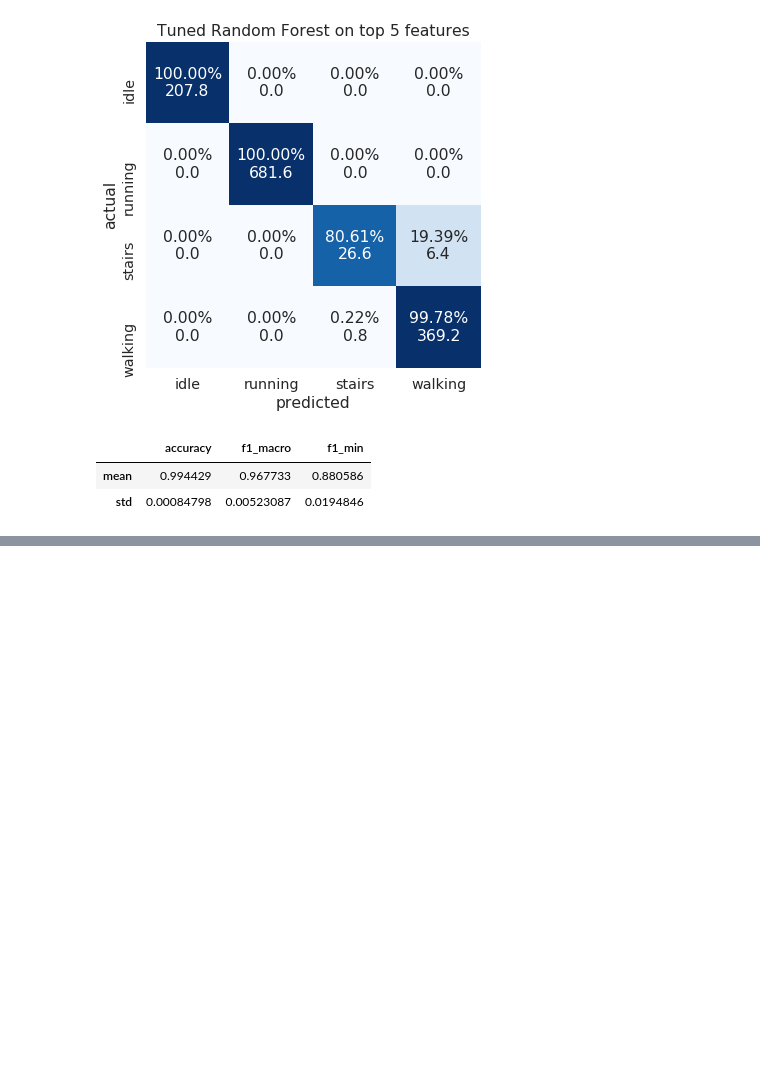
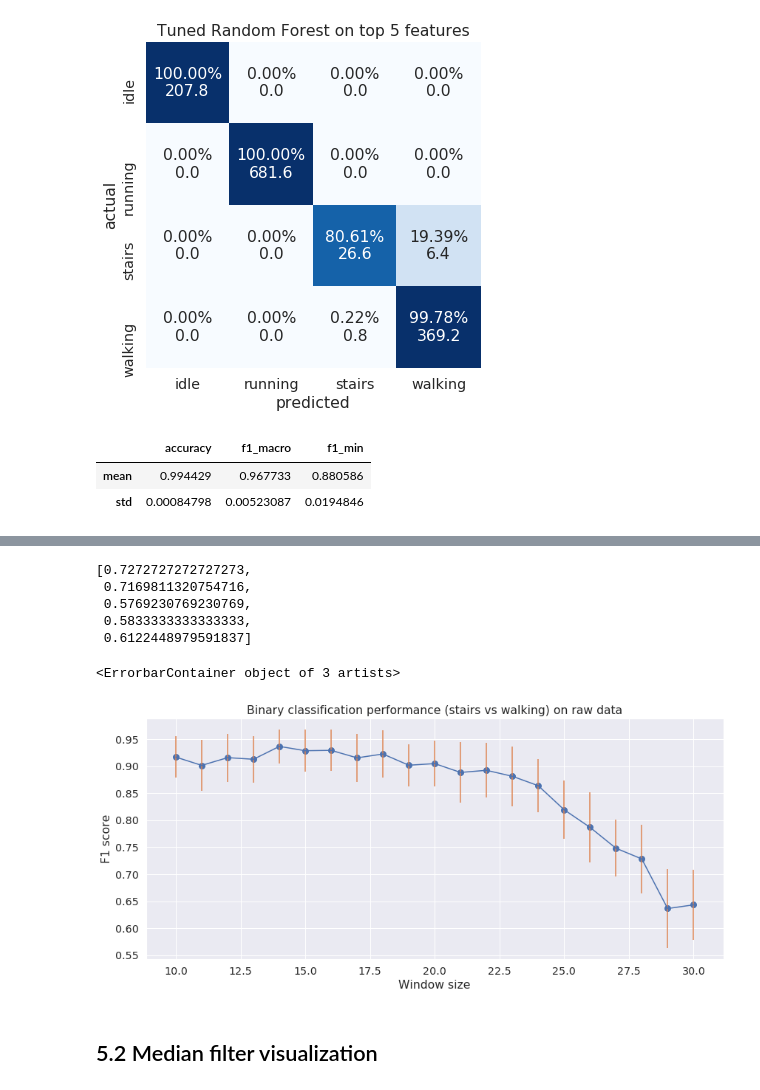
Before and after one commit to kilianovski/study, a Jupyter notebook: small_projects/activity_classification_accelerometer/activity_classification.ipynb, the cells around one changed output, grey strips where cells are left out. Cells and saved outputs as stored; diff of their text form; code cells hidden in the pictures; blank space fills up the shorter version.

```diff
--- a/small_projects/activity_classification_accelerometer/activity_classification.ipynb
+++ b/small_projects/activity_classification_accelerometer/activity_classification.ipynb
@@ -1132,0 +1232,4 @@ print_cv_metrics(cv_metrics, 'Tuned Random Forest on top 5 features')
+# %%
+raw_stairs = raw_data[raw_data['label'].isin(['stairs', 'walking'])].reset_index(drop=True).copy()
+raw_stairs['is_stairs'] = raw_stairs['label'] == 'stairs'
+raw_stairs.shape
@@ -1132,0 +1292,19 @@ print_cv_metrics(cv_metrics, 'Tuned Random Forest on top 5 features')
+# %%
+def assemble_ts_parts(X):
+    x_part = X[x_acc_cols].values
+    y_part = X[y_acc_cols].values
+    z_part = X[z_acc_cols].values
+    features = np.stack([x_part, y_part, z_part], axis=1)
+
+    return features
+# %%
+def fold_predictions(y_pred, n_windows):
+    y_pred = y_pred.reshape(n_windows, -1)
+    return y_pred.mean(axis=0)
+
+sample_preds = np.array([1, 0, 1, 1, 0, 0])
+expected_preds = np.array([1., 0., .5])
+
+actual_preds = fold_predictions(sample_preds, n_windows=2)
+
+assert np.allclose(actual_preds, expected_preds)
@@ -1132,0 +1408,30 @@ print_cv_metrics(cv_metrics, 'Tuned Random Forest on top 5 features')
+# %%
+get_SVM_F1_on_window_size(30)
+# %% [output]
+[0.7272727272727273,
+ 0.7169811320754716,
+ 0.5769230769230769,
+ 0.5833333333333333,
+ 0.6122448979591837]
+# %%
+window_sizes = np.arange(30, 9, -1)
+f_scores_means = []
+f_scores_stds  = []
+
+for window_size in tqdm(window_sizes):
+    f_scores_cv = get_SVM_F1_on_window_size(window_size)
+    f_scores_means.append(np.mean(f_scores_cv))
+    f_scores_stds.append(np.std(f_scores_cv))
+# %%
+plt.figure(figsize=(14,6))
+plt.title('Binary classification performance (stairs vs walking) on raw data')
+plt.xlabel('Window size');
+plt.ylabel('F1 score')
+sns.lineplot(x=window_sizes, y=f_scores_means)
+sns.scatterplot(x=window_sizes, y=f_scores_means, s=100);
+plt.errorbar(window_sizes, f_scores_means, f_scores_stds, linestyle='None')
+# %% [output]
+<ErrorbarContainer object of 3 artists>
+[figure, added]
+# %% [markdown]
+## 5.2 Median filter visualization <a class="anchor" id="section_5_2"></a>
```
Also changed, not shown: parts of 22 cells of this notebook.
